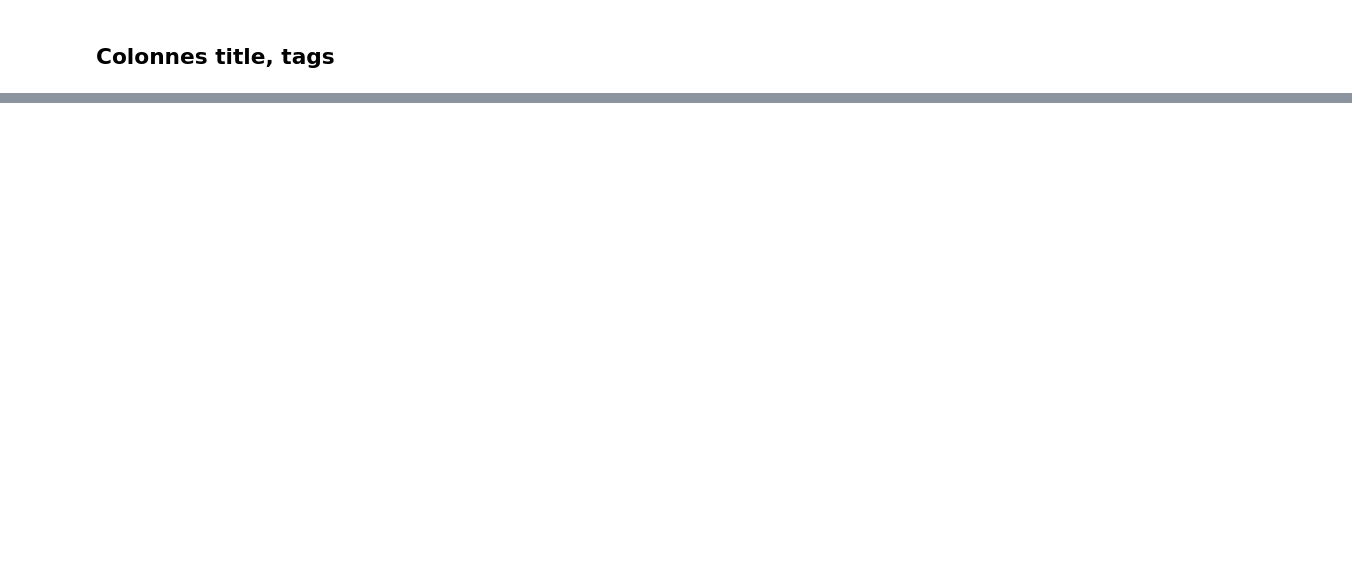
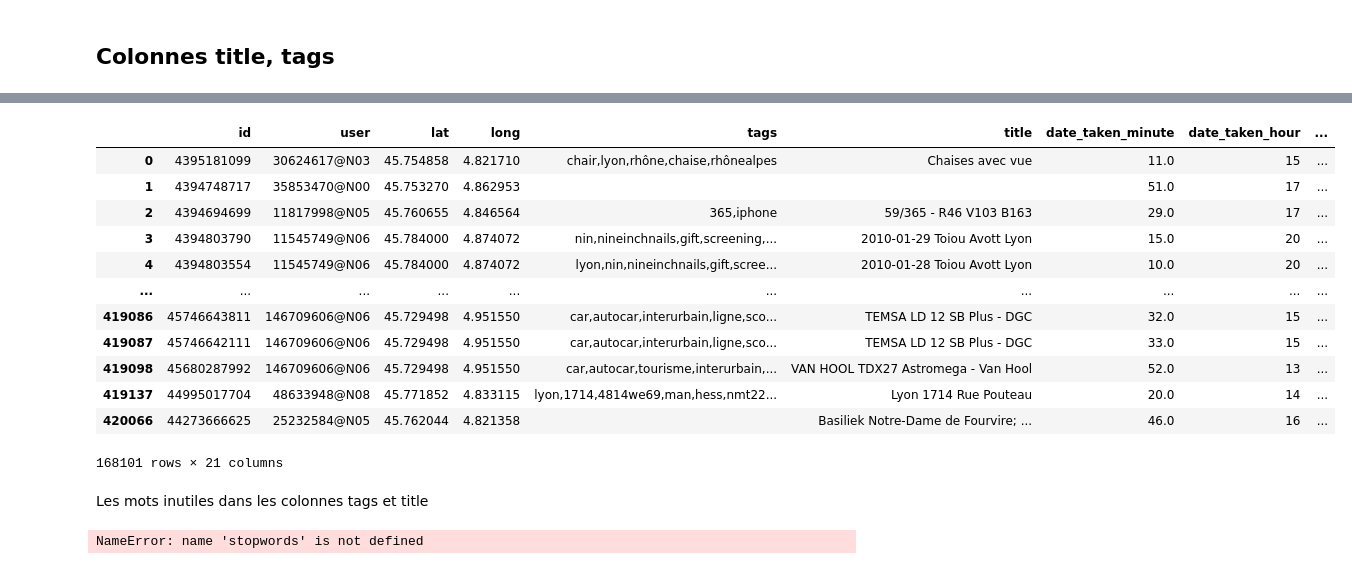
Before and after one commit to louiscarbo/FouilleDeDonnees, a Jupyter notebook: 1_exploration.ipynb, the cells around one changed output, grey strips where cells are left out. Drawn from its saved outputs; the diff is of its cells as text; code cells hidden in the pictures; blank space fills up the shorter version.

Commit message:
cleansaria

```diff
--- a/1_exploration.ipynb
+++ b/1_exploration.ipynb
@@ -156,4 +277,20 @@ df
 # %%
 df.to_csv("flickr_data_cleaned.csv", index=False)
 # %%
-df.info()
+df
+# %% [output]
+|  | id | user | lat | long | tags | title | date_taken_minute | date_taken_hour | ... |
+| 0 | 4395181099 | 30624617@N03 | 45.754858 | 4.821710 | chair,lyon,rhône,chaise,rhônealpes | Chaises avec vue | 11.0 | 15 | ... |
+| 1 | 4394748717 | 35853470@N00 | 45.753270 | 4.862953 |  |  | 51.0 | 17 | ... |
+| 2 | 4394694699 | 11817998@N05 | 45.760655 | 4.846564 | 365,iphone | 59/365 - R46 V103 B163 | 29.0 | 17 | ... |
+| 3 | 4394803790 | 11545749@N06 | 45.784000 | 4.874072 | nin,nineinchnails,gift,screening,... | 2010-01-29 Toiou Avott Lyon | 15.0 | 20 | ... |
+| 4 | 4394803554 | 11545749@N06 | 45.784000 | 4.874072 | lyon,nin,nineinchnails,gift,scree... | 2010-01-28 Toiou Avott Lyon | 10.0 | 20 | ... |
+| ... | ... | ... | ... | ... | ... | ... | ... | ... | ... |
+| 419086 | 45746643811 | 146709606@N06 | 45.729498 | 4.951550 | car,autocar,interurbain,ligne,sco... | TEMSA LD 12 SB Plus - DGC | 32.0 | 15 | ... |
+| 419087 | 45746642111 | 146709606@N06 | 45.729498 | 4.951550 | car,autocar,interurbain,ligne,sco... | TEMSA LD 12 SB Plus - DGC | 33.0 | 15 | ... |
+| 419098 | 45680287992 | 146709606@N06 | 45.729498 | 4.951550 | car,autocar,tourisme,interurbain,... | VAN HOOL TDX27 Astromega - Van Hool | 52.0 | 13 | ... |
+| 419137 | 44995017704 | 48633948@N08 | 45.771852 | 4.833115 | lyon,1714,4814we69,man,hess,nmt22... | Lyon 1714 Rue Pouteau | 20.0 | 14 | ... |
+| 420066 | 44273666625 | 25232584@N05 | 45.762044 | 4.821358 |  | Basiliek Notre-Dame de Fourvire; ... | 46.0 | 16 | ... |
+168101 rows × 21 columns
+# %% [markdown]
+Les mots inutiles dans les colonnes tags et title
@@ -159,0 +307,19 @@ df.info()
+# %%
+import re
+def clean_text(text) :
+    # minuscules
+    text = text.lower()
+    #supprimer la ponctuation et les caractères spéciaux
+    text = re.sub(r"[^a-zàâçéèêëîïôûùüÿñæœ\s]", " ", text)
+
+    # découpage en mots
+    words = text.split()
+    # suppression des stopwords
+    words = [word for word in words if word not in stopwords and len(w) > 2]
+
+    return " ".join(words)
+
+#apply the function to the 'title' column
+df['cleaned_title'] = df['title'].apply(clean_text)
+# %% [output]
+NameError: name 'stopwords' is not defined
```
Also changed, not shown: parts of 11 cells of this notebook, 2 other files.
